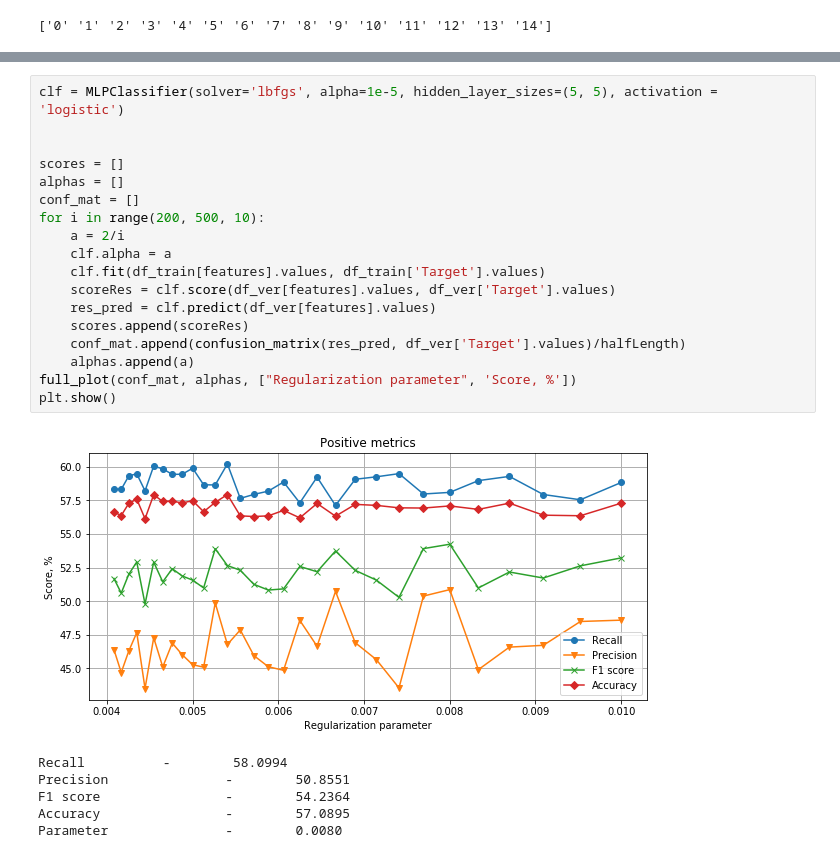
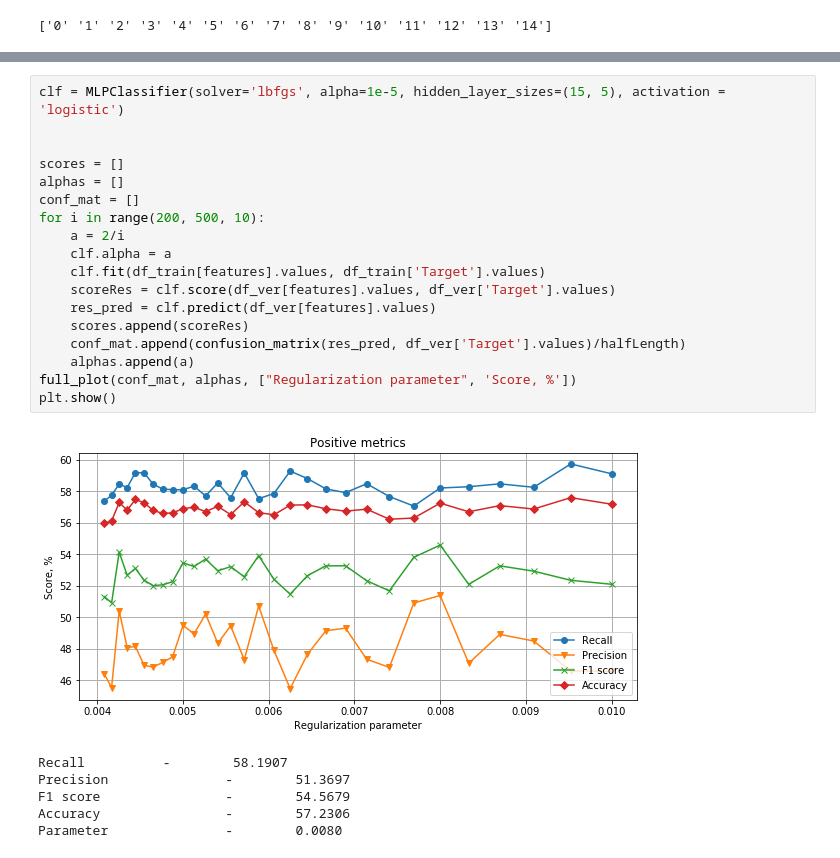
Before and after one commit to SemVan/PySignalClassifier, a Jupyter notebook: PeakClassifier.ipynb, the cells around one changed output, grey strips where cells are left out. Cells and saved outputs as stored; diff of their text form.

```diff
--- a/PeakClassifier.ipynb
+++ b/PeakClassifier.ipynb
@@ -179,26 +179,26 @@ df_ver.sample(frac=1).reset_index(drop=True)
 12046 rows × 17 columns
 # %%
-clf = MLPClassifier(solver='lbfgs', alpha=1e-5, hidden_layer_sizes=(5, 5), activation = 'logistic')
+clf = MLPClassifier(solver='lbfgs', alpha=1e-5, hidden_layer_sizes=(15, 5), activation = 'logistic')
 
 
 scores = []
 alphas = []
 conf_mat = []
 for i in range(200, 500, 10):
     a = 2/i
     clf.alpha = a
     clf.fit(df_train[features].values, df_train['Target'].values)
     scoreRes = clf.score(df_ver[features].values, df_ver['Target'].values)
     res_pred = clf.predict(df_ver[features].values)
     scores.append(scoreRes)
     conf_mat.append(confusion_matrix(res_pred, df_ver['Target'].values)/halfLength)
     alphas.append(a)
 full_plot(conf_mat, alphas, ["Regularization parameter", 'Score, %'])
 plt.show()
 # %% [output]
-[figure, old version]
+[figure, new version]
-Recall          -        58.0994
-Precision               -        50.8551
-F1 score                -        54.2364
-Accuracy                -        57.0895
+Recall          -        58.1907
+Precision               -        51.3697
+F1 score                -        54.5679
+Accuracy                -        57.2306
 Parameter               -        0.0080
```
Also changed, not shown: parts of 1 cell of this notebook, 3 other files.
